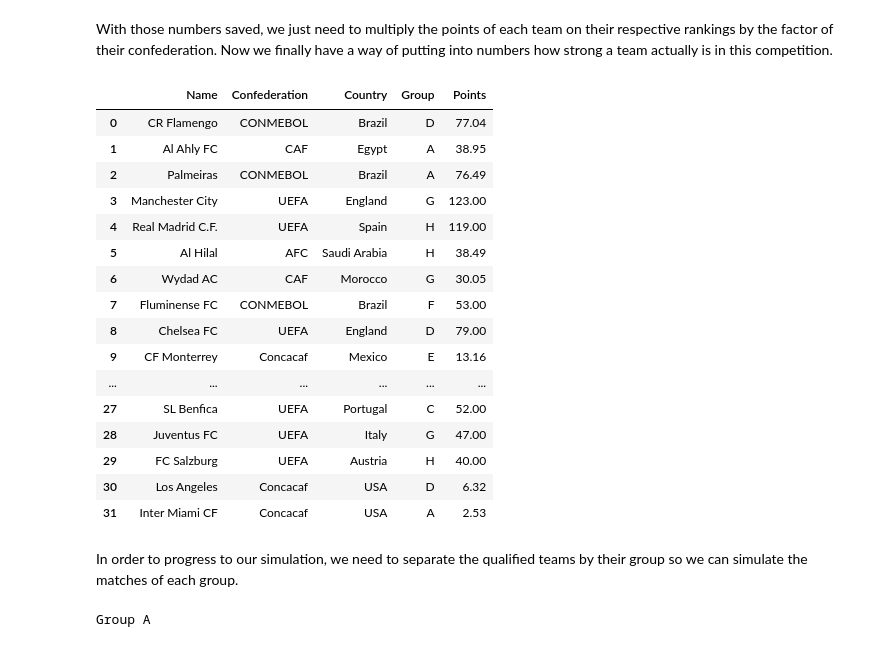
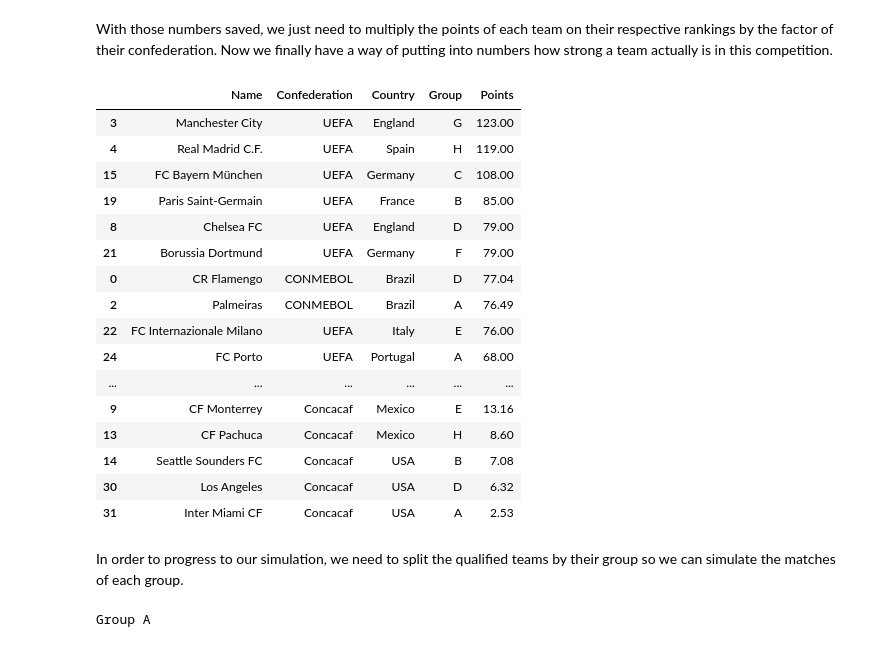
Before and after one commit to caiomelo22/club-world-cup-2025-simulator, a Jupyter notebook: main.ipynb, the cells around one changed output. Drawn from its saved outputs; the diff is of its cells as text; code cells hidden in the pictures.

```diff
--- a/main.ipynb
+++ b/main.ipynb
@@ -132,37 +132,37 @@ With those numbers saved, we just need to multiply the points of each team on th
 # %%
 qualified_teams["Points"] = 0.0
 
 for idx, team in qualified_teams.iterrows():
     confederation_avg_placement = confederations_avg_placement[confederations_avg_placement["Confederation"] == team.Confederation.upper()].iloc[0]["Average_Placement"]
 
     confederation_df = confederations[team.Confederation]
 
     team_points = confederation_df[confederation_df["Team"] == team.Name].iloc[0]["Tot pts"] * confederations_normalized_factor[team.Confederation.upper()]
 
     # Update the qualified teams dataframe
     qualified_teams.loc[idx, "Points"] = round(team_points ,2)
 
-display(qualified_teams)
+display(qualified_teams.sort_values(by="Points", ascending=False))
 # %% [output]
 |  | Name | Confederation | Country | Group | Points |
-| 0 | CR Flamengo | CONMEBOL | Brazil | D | 77.04 |
-| 1 | Al Ahly FC | CAF | Egypt | A | 38.95 |
-| 2 | Palmeiras | CONMEBOL | Brazil | A | 76.49 |
 | 3 | Manchester City | UEFA | England | G | 123.00 |
 | 4 | Real Madrid C.F. | UEFA | Spain | H | 119.00 |
-| 5 | Al Hilal | AFC | Saudi Arabia | H | 38.49 |
-| 6 | Wydad AC | CAF | Morocco | G | 30.05 |
-| 7 | Fluminense FC | CONMEBOL | Brazil | F | 53.00 |
+| 15 | FC Bayern München | UEFA | Germany | C | 108.00 |
+| 19 | Paris Saint-Germain | UEFA | France | B | 85.00 |
 | 8 | Chelsea FC | UEFA | England | D | 79.00 |
+| 21 | Borussia Dortmund | UEFA | Germany | F | 79.00 |
+| 0 | CR Flamengo | CONMEBOL | Brazil | D | 77.04 |
+| 2 | Palmeiras | CONMEBOL | Brazil | A | 76.49 |
+| 22 | FC Internazionale Milano | UEFA | Italy | E | 76.00 |
+| 24 | FC Porto | UEFA | Portugal | A | 68.00 |
+| ... | ... | ... | ... | ... | ... |
 | 9 | CF Monterrey | Concacaf | Mexico | E | 13.16 |
-| ... | ... | ... | ... | ... | ... |
-| 27 | SL Benfica | UEFA | Portugal | C | 52.00 |
-| 28 | Juventus FC | UEFA | Italy | G | 47.00 |
-| 29 | FC Salzburg | UEFA | Austria | H | 40.00 |
+| 13 | CF Pachuca | Concacaf | Mexico | H | 8.60 |
+| 14 | Seattle Sounders FC | Concacaf | USA | B | 7.08 |
 | 30 | Los Angeles | Concacaf | USA | D | 6.32 |
 | 31 | Inter Miami CF | Concacaf | USA | A | 2.53 |
 # %% [markdown]
-In order to progress to our simulation, we need to separate the qualified teams by their group so we can simulate the matches of each group.
+In order to progress to our simulation, we need to split the qualified teams by their group so we can simulate the matches of each group.
 # %%
 groups = {group: data.reset_index(drop=True) for group, data in qualified_teams.groupby("Group")}
 print("Group A")
```
Also changed, not shown: parts of 3 cells of this notebook.
